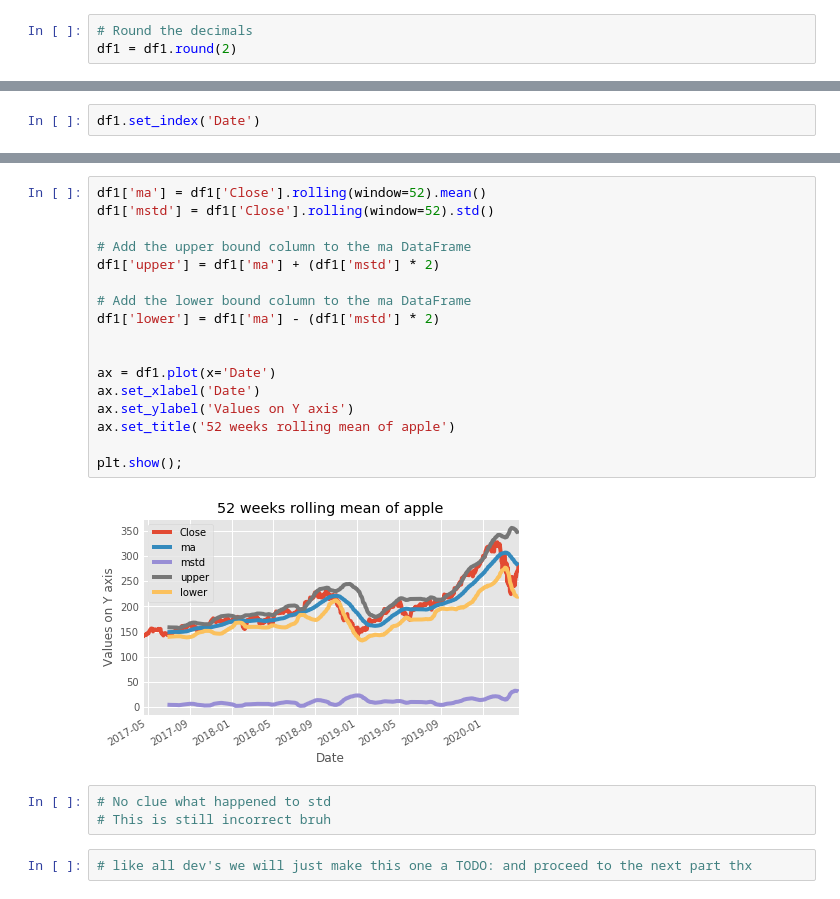
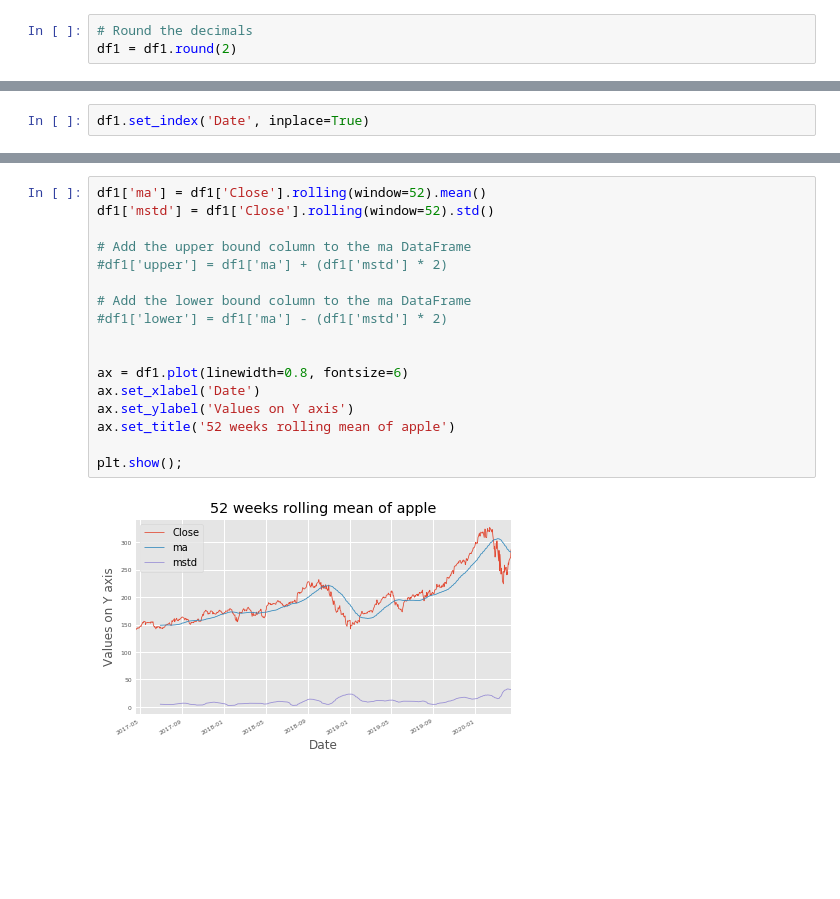
Before and after one commit to hilljtm/py_practice, a Jupyter notebook: visualizing_time_series.ipynb, the cells around one changed output, grey strips where cells are left out. Saved outputs shown, nothing was run; the diff lists cells and outputs as text; blank space fills up the shorter version.

```diff
--- a/visualizing_time_series.ipynb
+++ b/visualizing_time_series.ipynb
@@ -170,2 +176,2 @@ df1 = df1.round(2)
 # %%
-df1.set_index('Date')
+df1.set_index('Date', inplace=True)
@@ -187,24 +178,19 @@ df1.set_index('Date')
 # %%
 df1['ma'] = df1['Close'].rolling(window=52).mean()
 df1['mstd'] = df1['Close'].rolling(window=52).std()
 
 # Add the upper bound column to the ma DataFrame
-df1['upper'] = df1['ma'] + (df1['mstd'] * 2)
+#df1['upper'] = df1['ma'] + (df1['mstd'] * 2)
 
 # Add the lower bound column to the ma DataFrame
-df1['lower'] = df1['ma'] - (df1['mstd'] * 2)
+#df1['lower'] = df1['ma'] - (df1['mstd'] * 2)
 
 
-ax = df1.plot(x='Date')
+ax = df1.plot(linewidth=0.8, fontsize=6)
 ax.set_xlabel('Date')
 ax.set_ylabel('Values on Y axis')
 ax.set_title('52 weeks rolling mean of apple')
 
 plt.show();
 # %% [output]
-[figure, old version]
+[figure, new version]
-# %%
-# No clue what happened to std
-# This is still incorrect bruh
-# %%
-# like all dev's we will just make this one a TODO: and proceed to the next part thx
```
Also changed, not shown: parts of 10 cells of this notebook.
